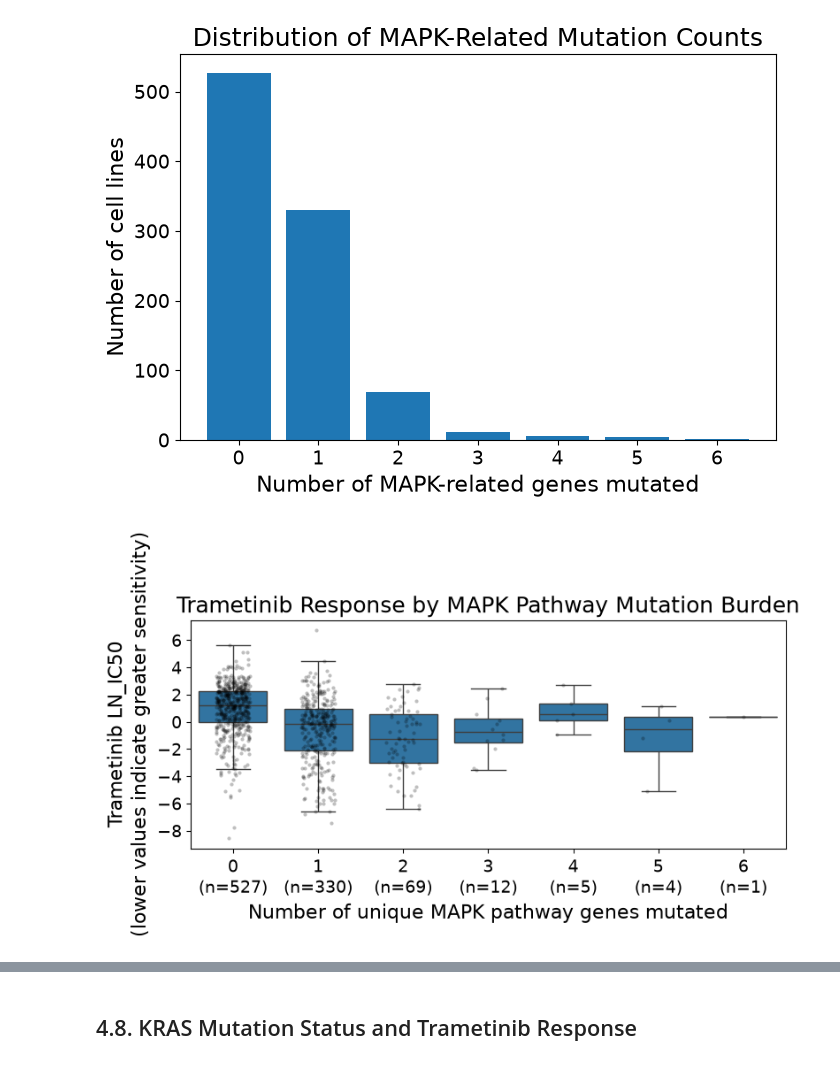
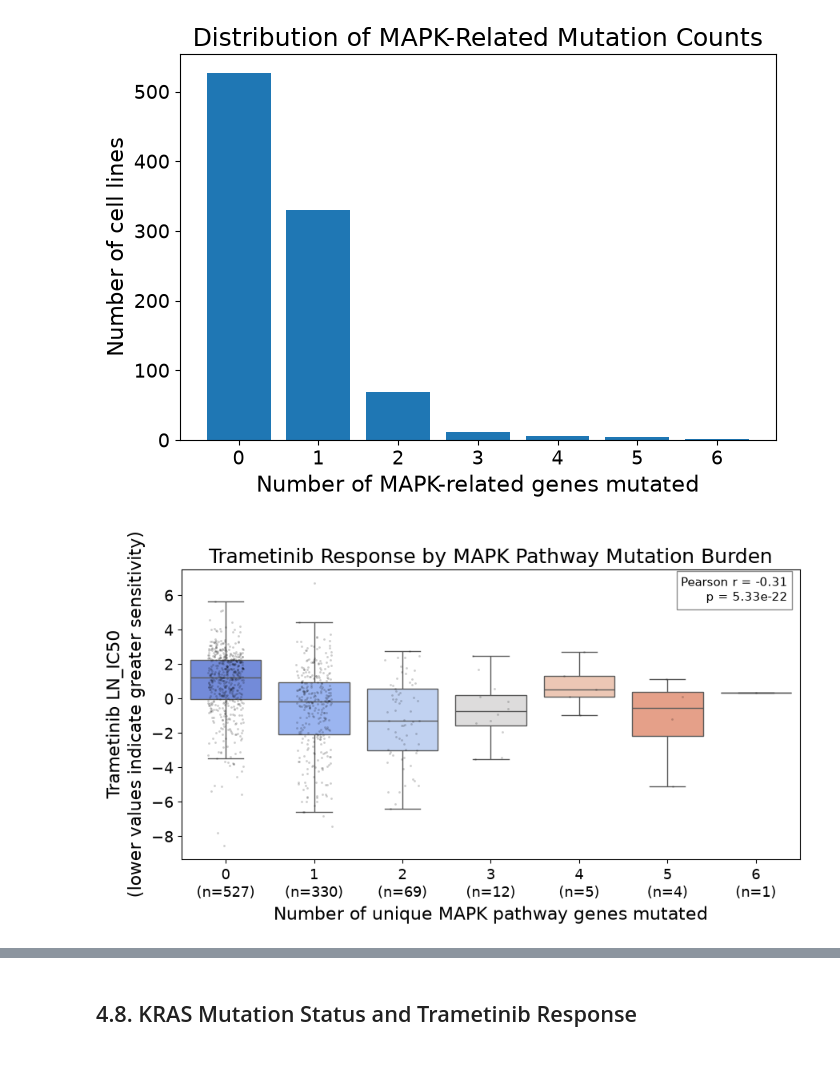
Before and after one commit to carolinemalaihull/trametinib-drug-response-ml, a Jupyter notebook: notebooks/01_data_exploration.ipynb, the cells around one changed output, grey strips where cells are left out. Drawn from its saved outputs; the diff is of its cells as text; code cells hidden in the pictures.

Commit message:
Updated colours of boxplots, improved flow and removed duplicated stats

```diff
--- a/notebooks/01_data_exploration.ipynb
+++ b/notebooks/01_data_exploration.ipynb
@@ -506,5 +472,12 @@ Duplicate merged rows: 0
 # %% [markdown]
 The final merged dataset contained 8,522 mutation records across 948 Trametinib-treated cancer cell lines and 597 unique driver genes. No mutation records had missing gene symbols, and no fully duplicated rows were detected. Genomic-level mutation fields were retained because some distinct DNA variants produced the same protein-level consequence and would otherwise appear duplicated after merging.
+# %%
+merged_gene_level = trametinib_matched.merge(
+    mutation_gene_level,
+    left_on="SANGER_MODEL_ID",
+    right_on="model_id",
+    how="inner"
+)
 # %% [markdown]
 # 4. Exploratory Data Analysis
 # %%
@@ -745,7 +717,7 @@ Number of genes in MAPK gene set: 60
 # Prepare the MAPK analysis data
 # Keep only the columns required for this analysis
 
-mapk_data = merged[
+mapk_data = merged_gene_level[
     ["SANGER_MODEL_ID", "gene_symbol", "LN_IC50"]
 ].copy()
 
@@ -1021,0 +855,11 @@ Name: MAPK_mutation_count, dtype: float64
+# %%
+# Each model has one Trametinib response value, repeated across mutation rows.
+# Aggregate to one value per model for the feature table.
+
+cell_line_ic50 = (
+    mapk_data.groupby("SANGER_MODEL_ID")["LN_IC50"]
+    .first()
+    .rename("LN_IC50")
+)
+
+display(cell_line_ic50.head())
@@ -1071,38 +1002,81 @@ mapk_tick_labels = [
 # %%
-plt.figure(figsize=(8, 4))
+# Create a blue-to-red colour palette
+palette = sns.color_palette("coolwarm", n_colors=len(mapk_order))
+
+# Count the number of cell-line models in each mutation group
+counts = (
+    cell_line_mapk["MAPK_mutation_count"]
+    .value_counts()
+    .sort_index()
+)
+
+# Create x-axis labels including sample sizes
+mapk_tick_labels = [
+    f"{i}\n(n={counts.get(i, 0)})"
+    for i in mapk_order
+]
+
+plt.figure(figsize=(9, 5))
 
 sns.boxplot(
     data=cell_line_mapk,
     x="MAPK_mutation_count",
     y="LN_IC50",
     order=mapk_order,
-    showfliers=False
+    hue="MAPK_mutation_count",
+    palette=palette,
+    showfliers=False,
+    legend=False
 )
 
 sns.stripplot(
     data=cell_line_mapk,
     x="MAPK_mutation_count",
     y="LN_IC50",
     order=mapk_order,
     color="black",
-    alpha=0.25,
-    size=3,
-    jitter=0.2
+    alpha=0.20,
+    size=2,
+    jitter=0.20
 )
+
+# Add Pearson correlation statistics
+plt.text(
+    0.98,
+    0.98,
+    f"Pearson r = {pearson_r:.2f}\np = {pearson_p:.2e}",
+    transform=plt.gca().transAxes,
+    ha="right",
+    va="top",
+    fontsize=11,
+    bbox=dict(facecolor="white", edgecolor="grey", alpha=0.9)
+)
+
 plt.title(
-    "Trametinib Response by MAPK Pathway Mutation Burden", fontsize=18
+    "Trametinib Response by MAPK Pathway Mutation Burden",
+    fontsize=18
 )
-plt.xlabel("Number of unique MAPK pathway genes mutated", fontsize=16)
+
+plt.xlabel(
+    "Number of unique MAPK pathway genes mutated",
+    fontsize=16
+)
+
 plt.ylabel(
     "Trametinib LN_IC50\n"
-    "(lower values indicate greater sensitivity)", fontsize=16
+    "(lower values indicate greater sensitivity)",
+    fontsize=16
 )
+
 plt.xticks(
     ticks=range(len(mapk_order)),
-    labels=mapk_tick_labels, fontsize=14
+    labels=mapk_tick_labels,
+    fontsize=13
 )
+
 plt.yticks(fontsize=14)
+
 plt.tight_layout()
 plt.show()
 # %% [output]
-[figure, old version]
+[figure, new version]
```
Also changed, not shown: parts of 47 cells of this notebook.
